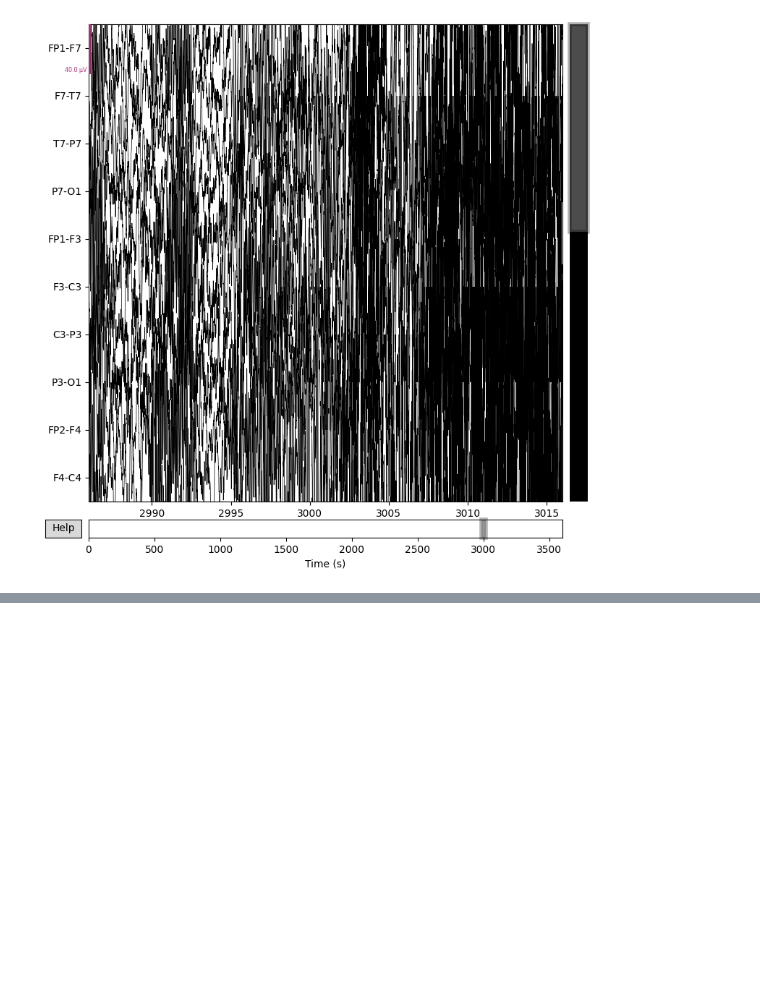
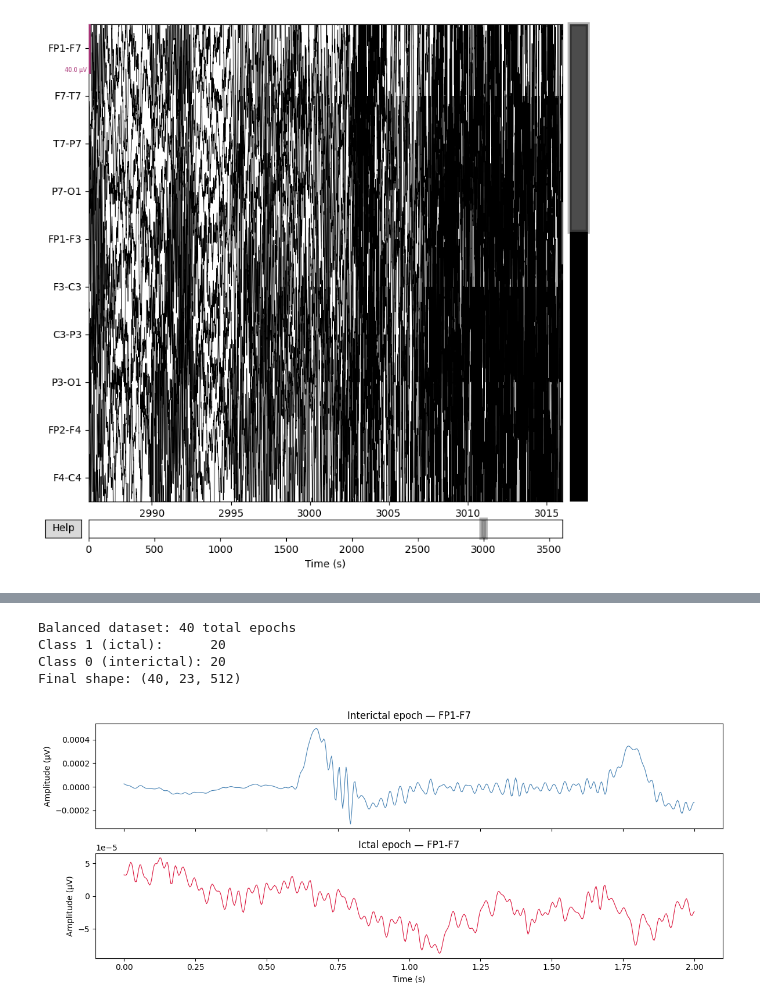
Before and after one commit to pmradman/Seizure-Detection-, a Jupyter notebook: 01_load_data.ipynb, the cells around one changed output, grey strips where cells are left out. Saved outputs shown, nothing was run; the diff lists cells and outputs as text; code cells hidden in the pictures; blank space fills up the shorter version.

```diff
--- a/01_load_data.ipynb
+++ b/01_load_data.ipynb
@@ -94,0 +184,57 @@ raw_seizure.plot(
+# %%
+# --- Undersample interictal to match seizure count ---
+rng = np.random.default_rng(seed=42)  # reproducible
+
+ictal_idx     = np.where(labels == 1)[0]
+interictal_idx = np.where(labels == 0)[0]
+
+# Randomly pick same number of interictal as ictal
+sampled_interictal_idx = rng.choice(
+    interictal_idx,
+    size=len(ictal_idx),
+    replace=False
+)
+
+# Combine and shuffle
+balanced_idx = np.concatenate([ictal_idx, sampled_interictal_idx])
+balanced_idx = rng.permutation(balanced_idx)
+
+epochs_balanced = epochs[balanced_idx]
+labels_balanced = labels[balanced_idx]
+
+print(f"Balanced dataset: {len(epochs_balanced)} total epochs")
+print(f"Class 1 (ictal):      {np.sum(labels_balanced == 1)}")
+print(f"Class 0 (interictal): {np.sum(labels_balanced == 0)}")
+print(f"Final shape: {epochs_balanced.shape}")
+# %% [output]
+Balanced dataset: 40 total epochs
+Class 1 (ictal):      20
+Class 0 (interictal): 20
+Final shape: (40, 23, 512)
+# %%
+import matplotlib.pyplot as plt
+
+# Pick one ictal and one interictal epoch
+ictal_epoch     = epochs_balanced[labels_balanced == 1][0]   # shape: (23, 512)
+interictal_epoch = epochs_balanced[labels_balanced == 0][0]  # shape: (23, 512)
+
+# Plot channel FP1-F7 (index 0) for both — a frontal channel reactive to seizures
+channel_idx = 0
+channel_name = raw_filtered.ch_names[channel_idx]
+t = np.linspace(0, 2, window_samples)  # 2 second time axis
+
+fig, axes = plt.subplots(2, 1, figsize=(12, 5), sharex=True)
+
+axes[0].plot(t, interictal_epoch[channel_idx], color='steelblue', linewidth=0.8)
+axes[0].set_title(f'Interictal epoch — {channel_name}')
+axes[0].set_ylabel('Amplitude (µV)')
+
+axes[1].plot(t, ictal_epoch[channel_idx], color='crimson', linewidth=0.8)
+axes[1].set_title(f'Ictal epoch — {channel_name}')
+axes[1].set_ylabel('Amplitude (µV)')
+axes[1].set_xlabel('Time (s)')
+
+plt.tight_layout()
+plt.show()
+# %% [output]
+[figure, added]
```
Also changed, not shown: parts of 15 cells of this notebook.
